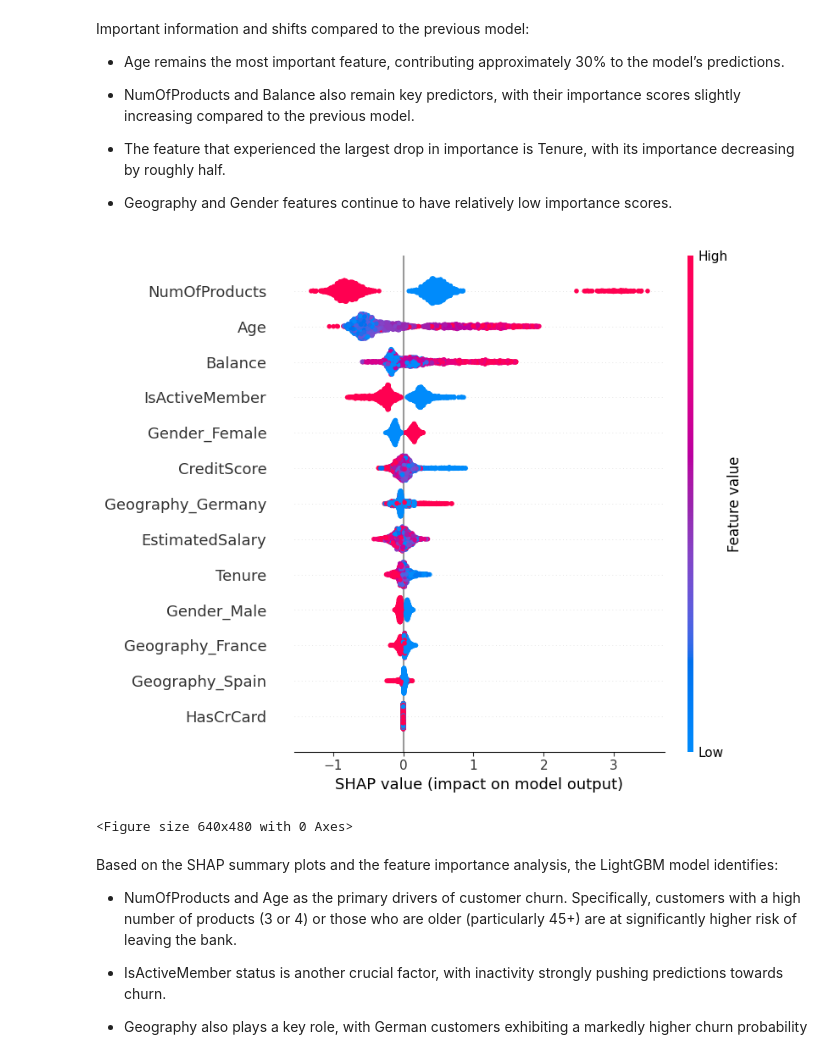
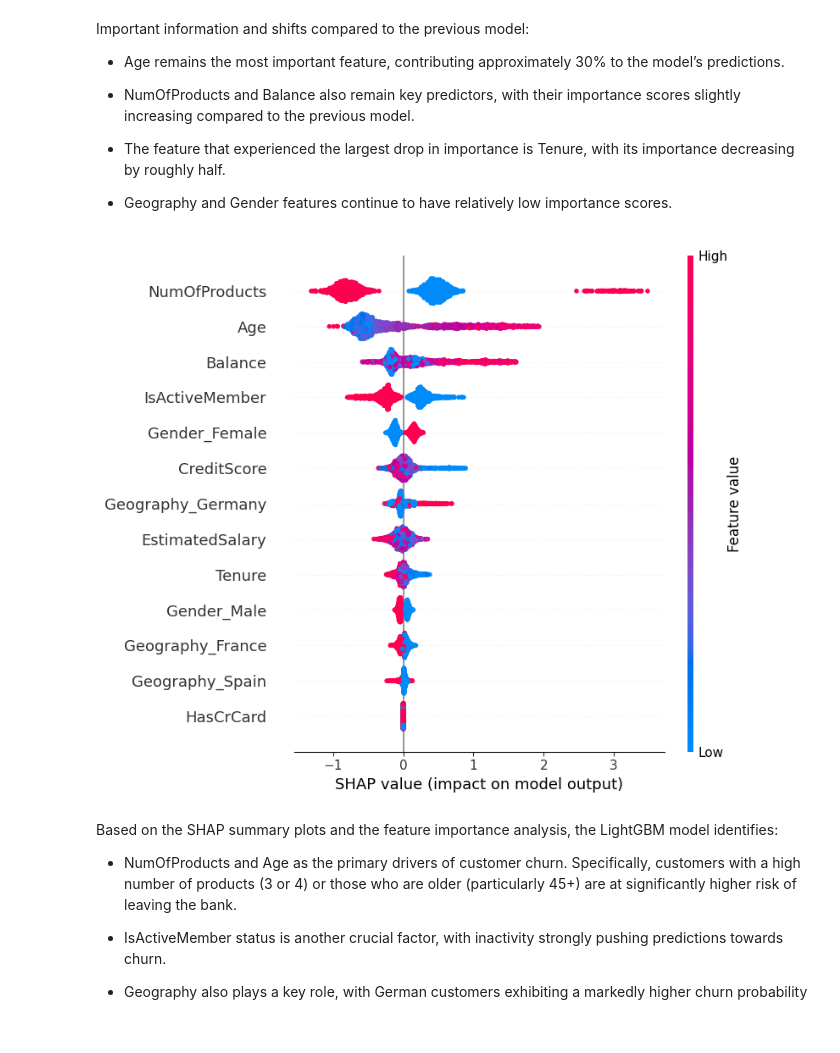
Before and after one commit to Przemsonn05/Bank-Churn-Prediction, a Jupyter notebook: notebooks/Bank churn predictions.ipynb, the cells around one changed output. Cells and saved outputs as stored; diff of their text form; code cells hidden in the pictures.

```diff
--- a/notebooks/Bank churn predictions.ipynb
+++ b/notebooks/Bank churn predictions.ipynb
@@ -751,17 +751,21 @@ Important information and shifts compared to the previous model:
 
 - Geography and Gender features continue to have relatively low importance scores.
 # %%
-#SHAP values for LightGBM model
+# SHAP values for LightGBM model
 exp = shap.TreeExplainer(best_lgbm_model.named_steps['model_lgbm'])
+
 shap_val = exp.shap_values(X_test_scaled)
 
-shap.summary_plot(shap_val, X_test)
+if isinstance(shap_val, list):
+    shap_val = shap_val[1]
+else:
+    pass
 
+shap.summary_plot(shap_val, X_test, show=False)
 plt.savefig('../images/Feature_value_model3.png', dpi=300, bbox_inches='tight')
 plt.show()
 # %% [output]
-[figure, old version]
+[figure, new version]
-<Figure size 640x480 with 0 Axes>
 # %% [markdown]
 Based on the SHAP summary plots and the feature importance analysis, the LightGBM model identifies:
 
```
Also changed, not shown: 2 other files.
